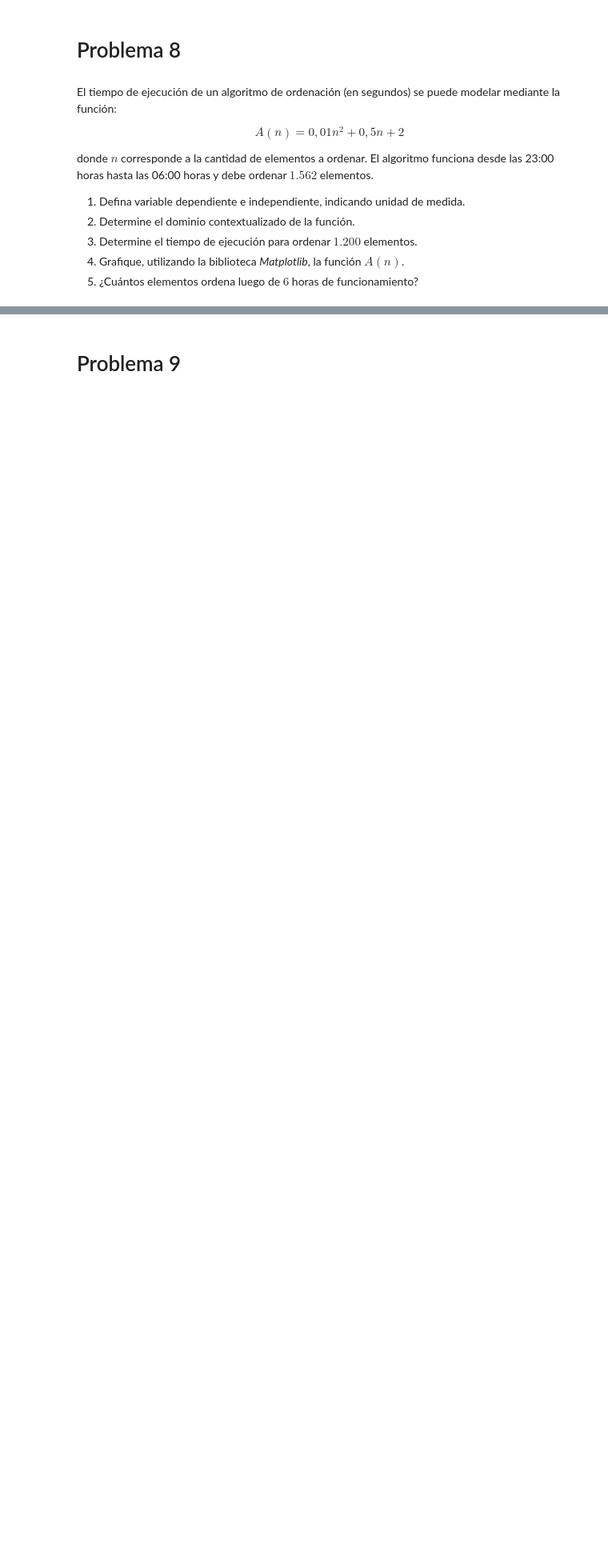
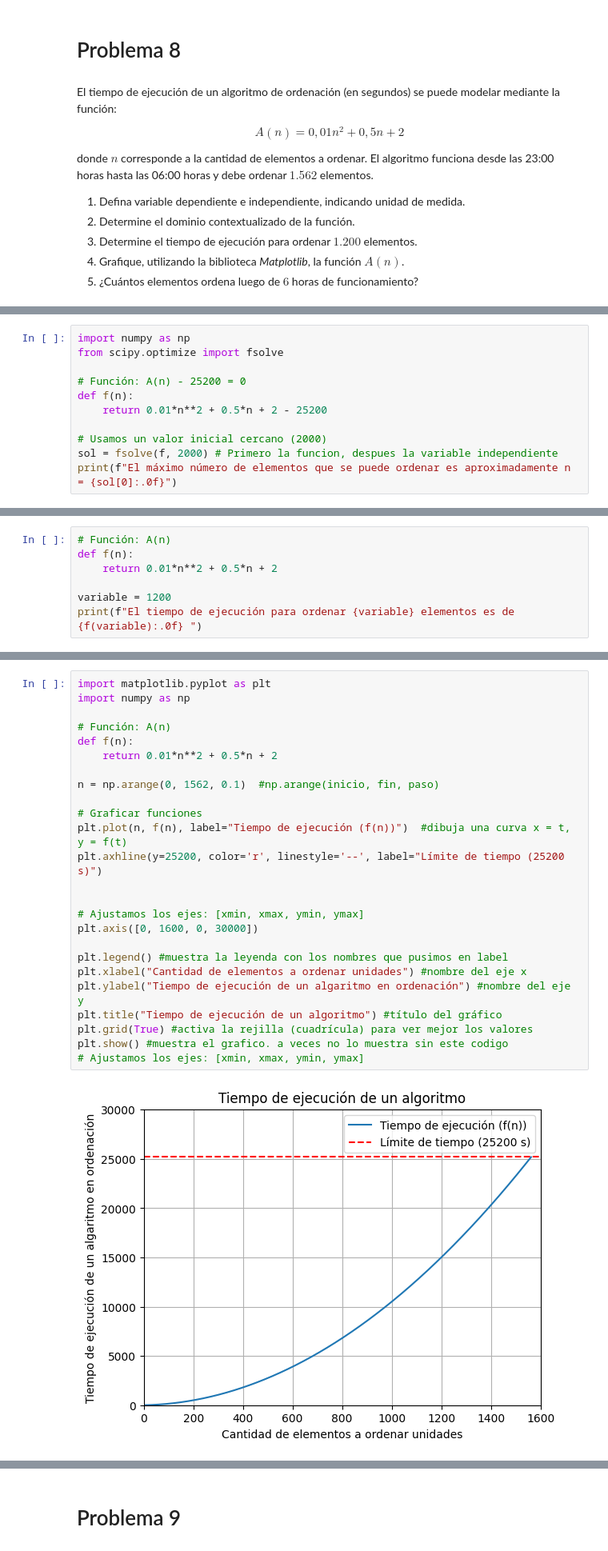
Before and after one commit to SolidusStrange/Matematica-Aplicada, a Jupyter notebook: g1_funciones.ipynb, the cells around one changed output, grey strips where cells are left out. Shown at 80% size. Saved outputs shown, nothing was run; the diff lists cells and outputs as text; blank space fills up the shorter version.

```diff
--- a/g1_funciones.ipynb
+++ b/g1_funciones.ipynb
@@ -333,0 +476,11 @@ donde $n$ corresponde a la cantidad de elementos a ordenar. El algoritmo funcion
+# %%
+import numpy as np
+from scipy.optimize import fsolve
+
+# Función: A(n) - 25200 = 0
+def f(n):
+    return 0.01*n**2 + 0.5*n + 2 - 25200
+
+# Usamos un valor inicial cercano (2000)
+sol = fsolve(f, 2000) # Primero la funcion, despues la variable independiente
+print(f"El máximo número de elementos que se puede ordenar es aproximadamente n = {sol[0]:.0f}")
@@ -333,0 +491,7 @@ donde $n$ corresponde a la cantidad de elementos a ordenar. El algoritmo funcion
+# %%
+# Función: A(n)
+def f(n):
+    return 0.01*n**2 + 0.5*n + 2
+
+variable = 1200
+print(f"El tiempo de ejecución para ordenar {variable} elementos es de {f(variable):.0f} ")
@@ -333,0 +502,27 @@ donde $n$ corresponde a la cantidad de elementos a ordenar. El algoritmo funcion
+# %%
+import matplotlib.pyplot as plt
+import numpy as np
+
+# Función: A(n)
+def f(n):
+    return 0.01*n**2 + 0.5*n + 2
+
+n = np.arange(0, 1562, 0.1)  #np.arange(inicio, fin, paso)
+
+# Graficar funciones
+plt.plot(n, f(n), label="Tiempo de ejecución (f(n))")  #dibuja una curva x = t, y = f(t)
+plt.axhline(y=25200, color='r', linestyle='--', label="Límite de tiempo (25200 s)")
+
+
+# Ajustamos los ejes: [xmin, xmax, ymin, ymax]
+plt.axis([0, 1600, 0, 30000])
+
+plt.legend() #muestra la leyenda con los nombres que pusimos en label
+plt.xlabel("Cantidad de elementos a ordenar unidades") #nombre del eje x
+plt.ylabel("Tiempo de ejecución de un algaritmo en ordenación") #nombre del eje y
+plt.title("Tiempo de ejecución de un algoritmo") #título del gráfico
+plt.grid(True) #activa la rejilla (cuadrícula) para ver mejor los valores
+plt.show() #muestra el grafico. a veces no lo muestra sin este codigo
+# Ajustamos los ejes: [xmin, xmax, ymin, ymax]
+# %% [output]
+[figure, added]
```
Also changed, not shown: parts of 26 cells of this notebook.
